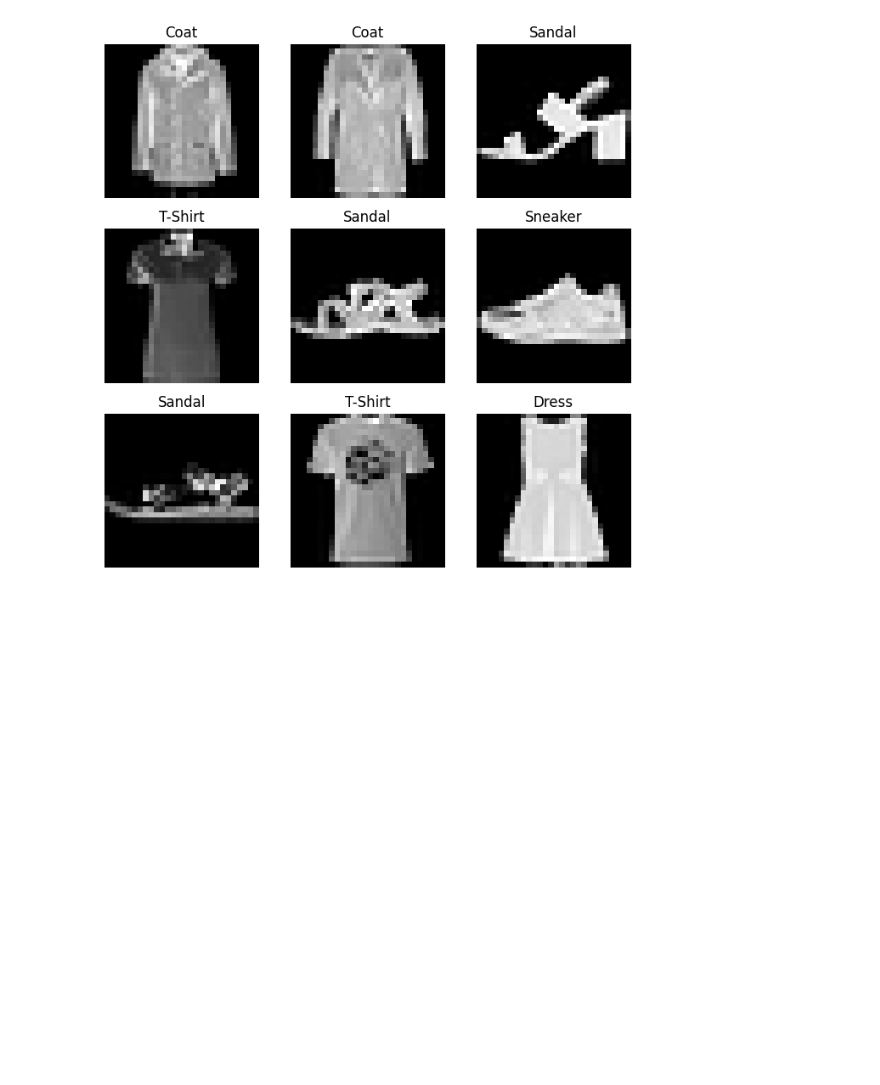
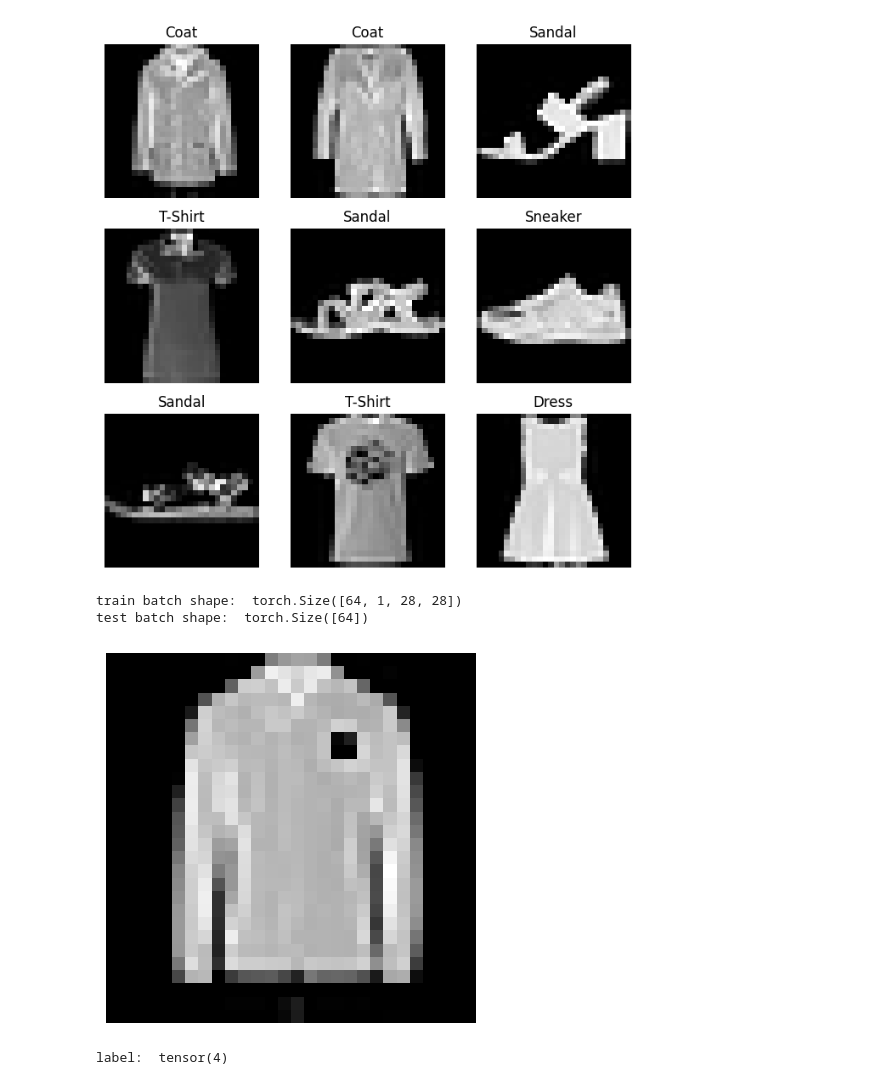
Before and after one commit to minmaxHong/Today-I-Learned, a Jupyter notebook: pytorch/tutorial_2.ipynb, the cells around one changed output. Drawn from its saved outputs; the diff is of its cells as text; code cells hidden in the pictures; blank space fills up the shorter version.

```diff
--- a/pytorch/tutorial_2.ipynb
+++ b/pytorch/tutorial_2.ipynb
@@ -87,3 +88,25 @@ class CustomImageDataset(Dataset):
 
         sample = {"image": image, "label": label}
         return sample
+# %%
+# DataLoader: 데이터셋의 feature를 가져오고 하나의 샘플에 label을 지정하는 일을 한번에 한다. 매 epoch마다 데이터를 다시 섞어서 overfit 막고, multiprocessing을 사용하여 데이터 검색 속도를 높인다.
+train_dataloader = DataLoader(trainig_data, batch_size=64, shuffle=True)
+test_dataloader = DataLoader(test_data, batch_size=64, shuffle=True)
+
+train_features, test_labels = next(iter(train_dataloader))
+
+print('train batch shape: ', train_features.size())
+print('test batch shape: ', test_labels.size())
+
+img = train_features[0].squeeze()
+label = test_labels[0]
+
+plt.imshow(img.squeeze(), cmap='gray')
+plt.axis('off')
+plt.show()
+print('label: ', label)
+# %% [output]
+train batch shape:  torch.Size([64, 1, 28, 28])
+test batch shape:  torch.Size([64])
+[figure, added]
+label:  tensor(4)
```
Also changed, not shown: parts of 2 cells of this notebook, 10 other files.
